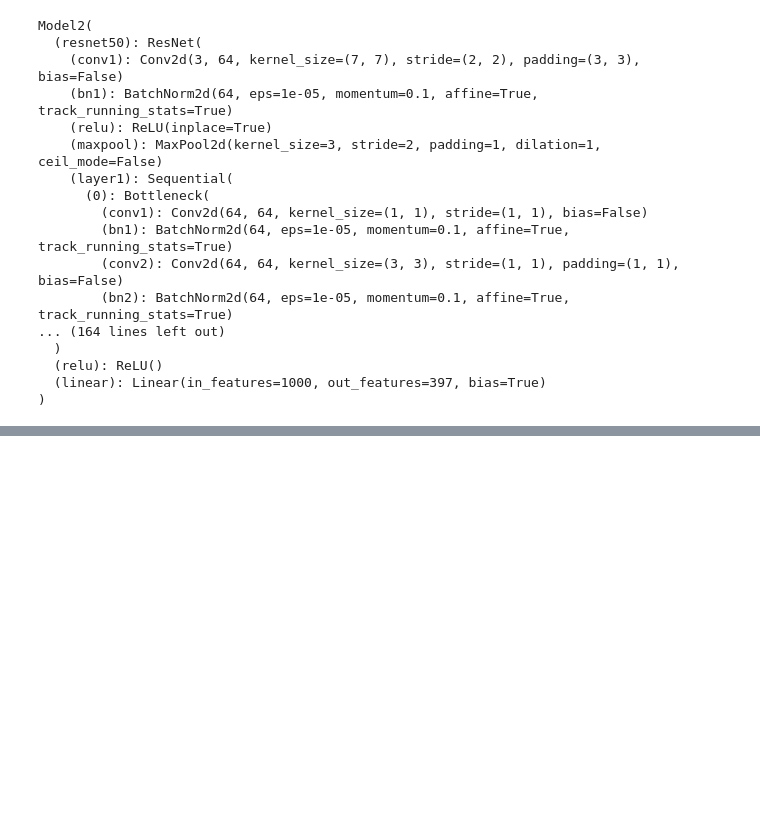
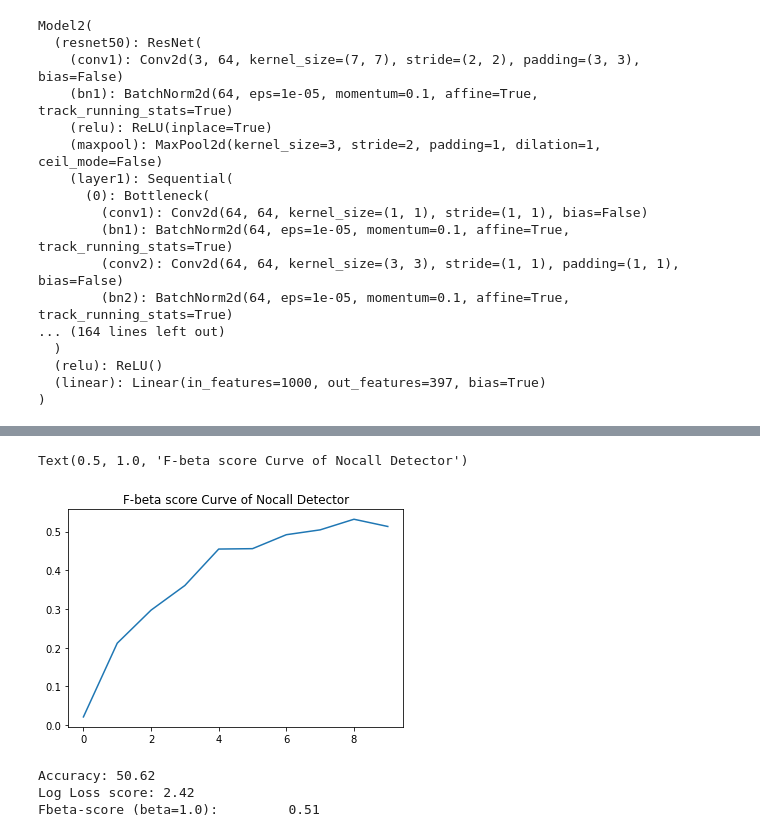
Before and after one commit to young-rae-kim/cs376_final_project, a Jupyter notebook: src/bird_specificator.ipynb, the cells around one changed output, grey strips where cells are left out. Drawn from its saved outputs; the diff is of its cells as text; code cells hidden in the pictures; blank space fills up the shorter version.

```diff
--- a/src/bird_specificator.ipynb
+++ b/src/bird_specificator.ipynb
@@ -365,0 +450,15 @@ RuntimeError: CUDA out of memory. Tried to allocate 94.00 MiB (GPU 0; 12.00 GiB
+# %%
+fbeta_scores = torch.tensor(fbeta_scores, device = 'cpu')
+plt.plot(np.arange(len(fbeta_scores)), fbeta_scores)
+plt.title('F-beta score Curve of Nocall Detector')
+# %% [output]
+Text(0.5, 1.0, 'F-beta score Curve of Nocall Detector')
+[figure, added]
+# %%
+print('\nAccuracy: %.2f' % (100 * test_scores[0]))
+print('Log Loss score:\t%.2f' % (test_scores[1]))
+print('Fbeta-score (beta=1.0): \t%.2f' % (test_scores[2]))
+# %% [output]
+Accuracy: 50.62
+Log Loss score: 2.42
+Fbeta-score (beta=1.0):         0.51
```
Also changed, not shown: parts of 11 cells of this notebook.
